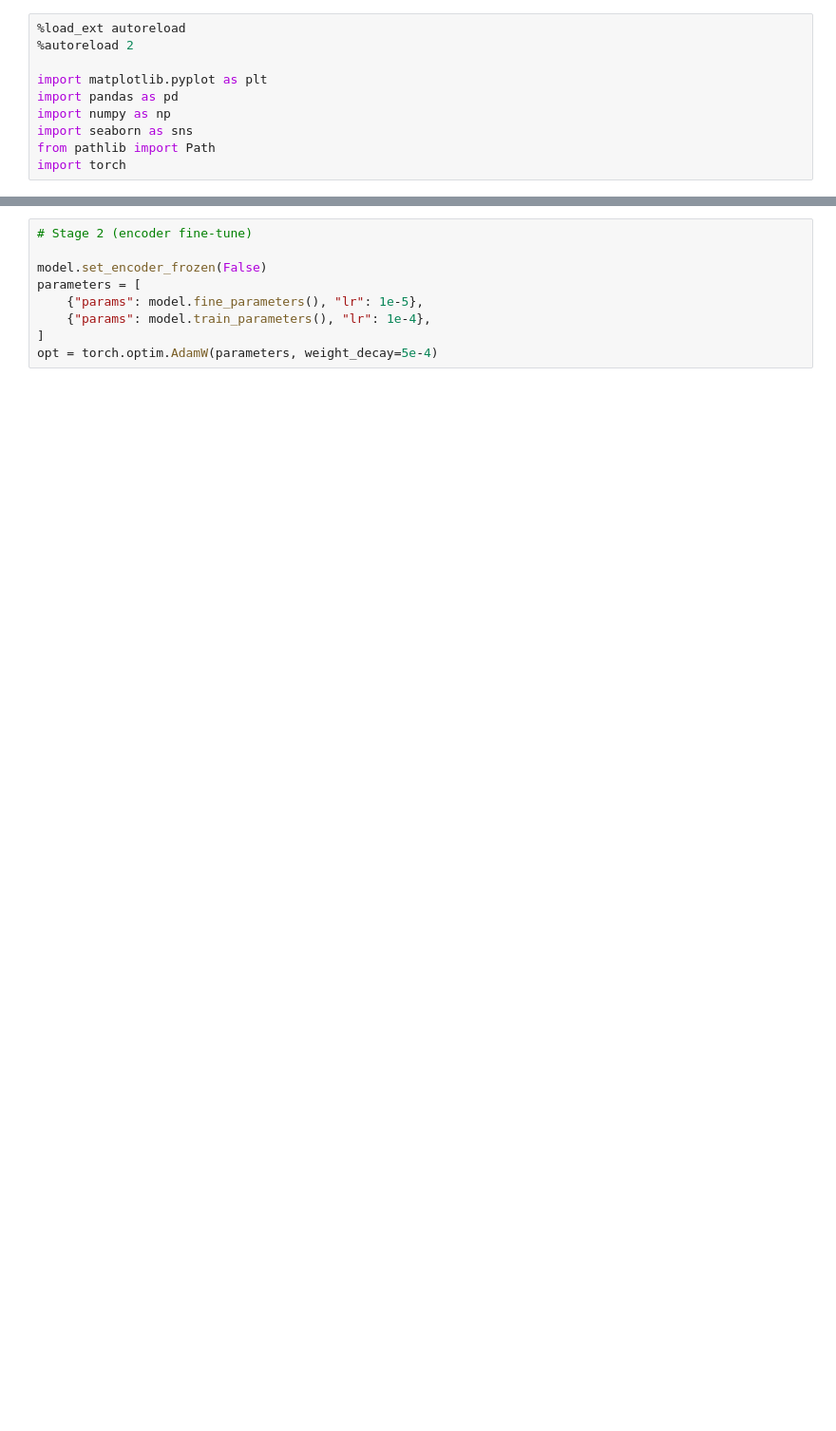
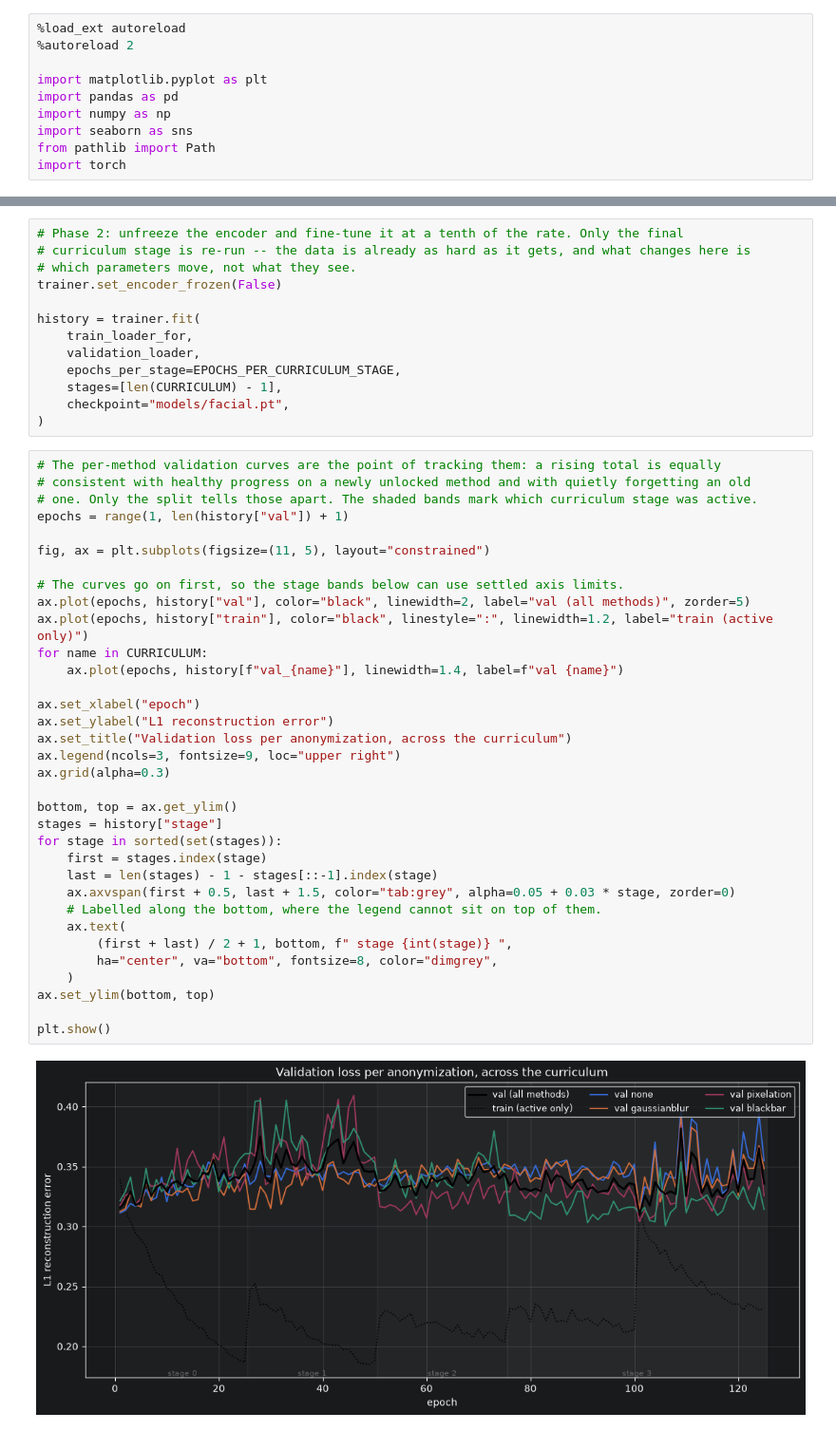
Before and after one commit to wagpa/meles, a Jupyter notebook: src/notebooks/06_facial.ipynb, the cells around one changed output, grey strips where cells are left out. Shown at 95% size. Saved outputs shown, nothing was run; the diff lists cells and outputs as text; blank space fills up the shorter version.

```diff
--- a/src/notebooks/06_facial.ipynb
+++ b/src/notebooks/06_facial.ipynb
@@ -144,9 +217,49 @@ while epoch < EPOCHS:
 # %%
-# Stage 2 (encoder fine-tune)
+# Phase 2: unfreeze the encoder and fine-tune it at a tenth of the rate. Only the final
+# curriculum stage is re-run -- the data is already as hard as it gets, and what changes here is
+# which parameters move, not what they see.
+trainer.set_encoder_frozen(False)
 
-model.set_encoder_frozen(False)
-parameters = [
-    {"params": model.fine_parameters(), "lr": 1e-5},
-    {"params": model.train_parameters(), "lr": 1e-4},
-]
-opt = torch.optim.AdamW(parameters, weight_decay=5e-4)
+history = trainer.fit(
+    train_loader_for,
+    validation_loader,
+    epochs_per_stage=EPOCHS_PER_CURRICULUM_STAGE,
+    stages=[len(CURRICULUM) - 1],
+    checkpoint="models/facial.pt",
+)
+# %%
+# The per-method validation curves are the point of tracking them: a rising total is equally
+# consistent with healthy progress on a newly unlocked method and with quietly forgetting an old
+# one. Only the split tells those apart. The shaded bands mark which curriculum stage was active.
+epochs = range(1, len(history["val"]) + 1)
+
+fig, ax = plt.subplots(figsize=(11, 5), layout="constrained")
+
+# The curves go on first, so the stage bands below can use settled axis limits.
+ax.plot(epochs, history["val"], color="black", linewidth=2, label="val (all methods)", zorder=5)
+ax.plot(epochs, history["train"], color="black", linestyle=":", linewidth=1.2, label="train (active only)")
+for name in CURRICULUM:
+    ax.plot(epochs, history[f"val_{name}"], linewidth=1.4, label=f"val {name}")
+
+ax.set_xlabel("epoch")
+ax.set_ylabel("L1 reconstruction error")
+ax.set_title("Validation loss per anonymization, across the curriculum")
+ax.legend(ncols=3, fontsize=9, loc="upper right")
+ax.grid(alpha=0.3)
+
+bottom, top = ax.get_ylim()
+stages = history["stage"]
+for stage in sorted(set(stages)):
+    first = stages.index(stage)
+    last = len(stages) - 1 - stages[::-1].index(stage)
+    ax.axvspan(first + 0.5, last + 1.5, color="tab:grey", alpha=0.05 + 0.03 * stage, zorder=0)
+    # Labelled along the bottom, where the legend cannot sit on top of them.
+    ax.text(
+        (first + last) / 2 + 1, bottom, f" stage {int(stage)} ",
+        ha="center", va="bottom", fontsize=8, color="dimgrey",
+    )
+ax.set_ylim(bottom, top)
+
+plt.show()
+# %% [output]
+[figure, added]
```
Also changed, not shown: parts of 7 cells of this notebook, 6 other files.
